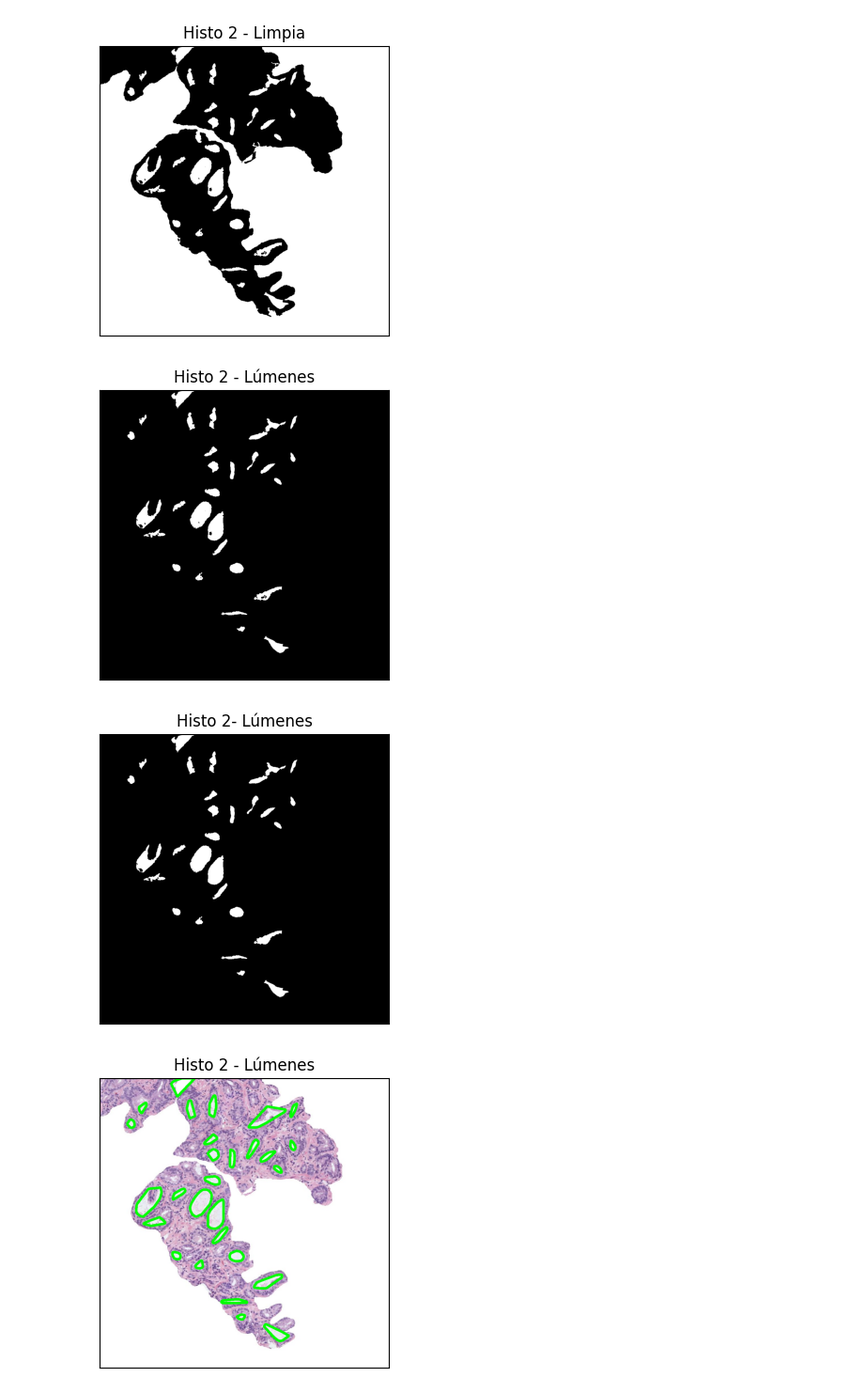
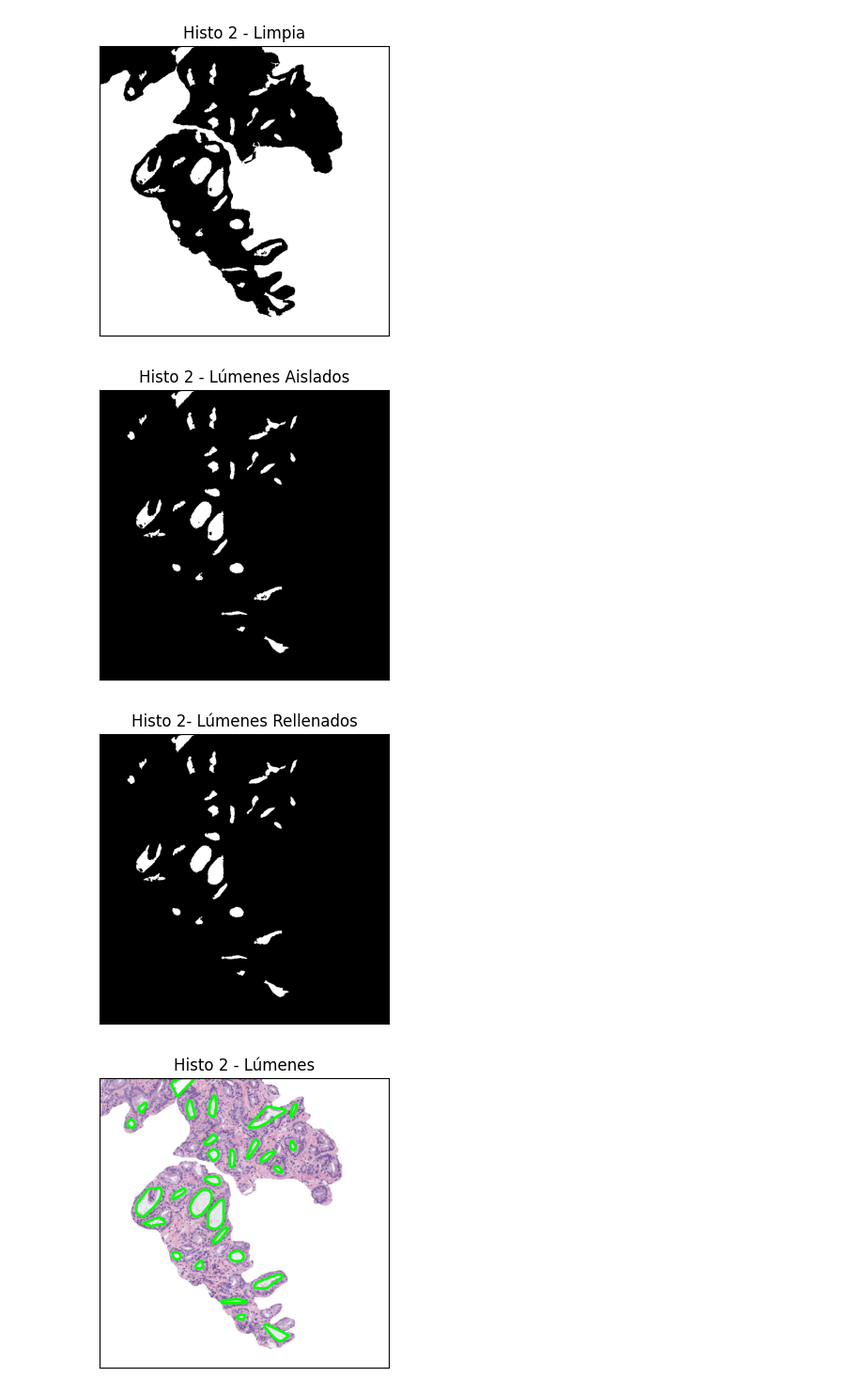
Before and after one commit to cedaniel200/viu-aprendizaje-supervisado, a Jupyter notebook: actividades/Actividad_Computer_Vision_C1_MenesesGuevara_CesarDaniel.ipynb, the cells around one changed output. Shown at 94% size. Cells and saved outputs as stored; diff of their text form; code cells hidden in the pictures.

```diff
--- a/actividades/Actividad_Computer_Vision_C1_MenesesGuevara_CesarDaniel.ipynb
+++ b/actividades/Actividad_Computer_Vision_C1_MenesesGuevara_CesarDaniel.ipynb
@@ -285,14 +286,14 @@ visualizar_imagen(histo_2_limpia, "Histo 2 - Limpia")
 [figure]
 # %%
 histo_2_lumenes = rellenar_fondo(histo_2_limpia)
-visualizar_imagen(histo_2_lumenes, "Histo 2 - Lúmenes")
+visualizar_imagen(histo_2_lumenes, "Histo 2 - Lúmenes Aislados")
 # %% [output]
-[figure, old version]
+[figure, new version]
 # %%
 histo_2_lumenes_fill = binary_fill_holes(histo_2_lumenes.copy())
-visualizar_imagen(histo_2_lumenes_fill, "Histo 2- Lúmenes")
+visualizar_imagen(histo_2_lumenes_fill, "Histo 2- Lúmenes Rellenados")
 # %% [output]
-[figure, old version]
+[figure, new version]
 # %%
 histo_2_etiquetas, histo_2_num_etiquetas = label(histo_2_lumenes_fill, return_num=True)
 histo_2_con_contorno = contornear_lumenes(histo_2, histo_2_etiquetas, histo_2_num_etiquetas)
```
Also changed, not shown: parts of 3 cells of this notebook, 1 other file.
